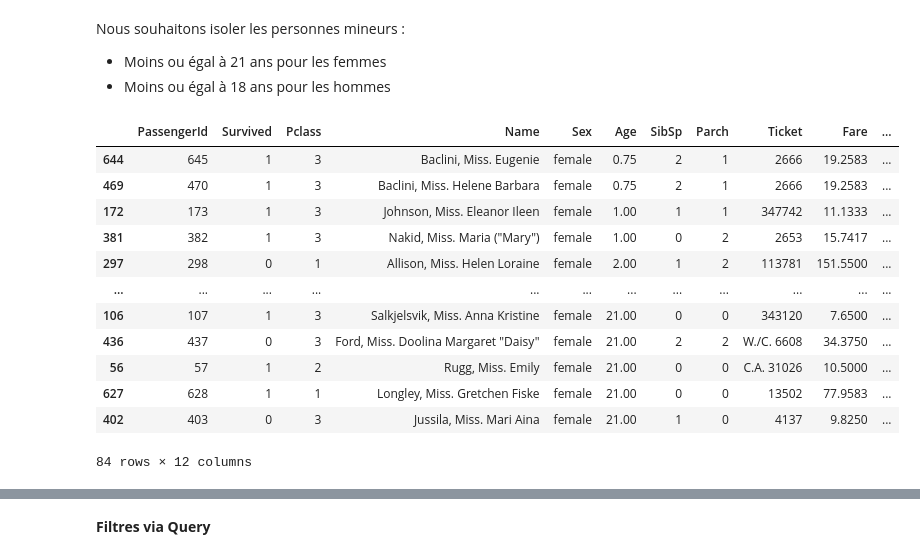
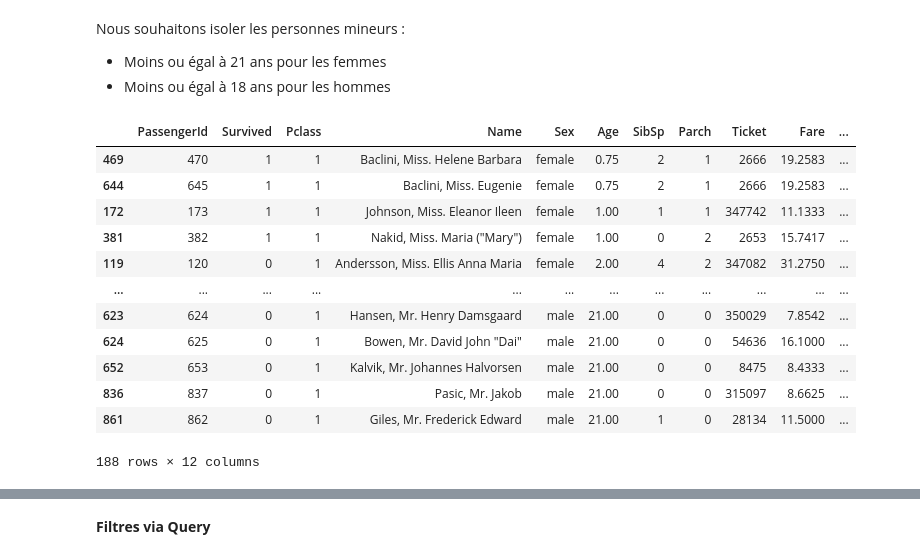
Before and after one commit to nevillemakoyi/Pandas_basic, a Jupyter notebook: notebooks/4 - data modeling avec Pandas - cours - élève.ipynb, the cells around one changed output, grey strips where cells are left out. Drawn from its saved outputs; the diff is of its cells as text; code cells hidden in the pictures.

```diff
--- a/notebooks/4 - data modeling avec Pandas - cours - élève.ipynb
+++ b/notebooks/4 - data modeling avec Pandas - cours - élève.ipynb
@@ -188,20 +188,21 @@ Nous souhaitons isoler les personnes mineurs :
 - Moins ou égal à 21 ans pour les femmes
 - Moins ou égal à 18 ans pour les hommes
 # %%
-mineurs = (data.Sex == 'female') & (data.Age <= 21) | (data.Sex == 'Male') & (data.Age <= 18)
-mineurs = data[mineurs]
-mineurs.sort_values(by=['Age'], ascending=True)
+mineurs_h = (data['Age']<= 21 ) & (data['Sex'] == 'male')
+mineurs_f = (data['Age']<= 18) & (data['Sex'] == 'female')
+mineurs = data[mineurs_h | mineurs_f]
+mineurs.sort_values(by=['Sex','Age'], ascending=True)
 # %% [output]
 |  | PassengerId | Survived | Pclass | Name | Sex | Age | SibSp | Parch | Ticket | Fare | ... |
-| 644 | 645 | 1 | 3 | Baclini, Miss. Eugenie | female | 0.75 | 2 | 1 | 2666 | 19.2583 | ... |
-| 469 | 470 | 1 | 3 | Baclini, Miss. Helene Barbara | female | 0.75 | 2 | 1 | 2666 | 19.2583 | ... |
-| 172 | 173 | 1 | 3 | Johnson, Miss. Eleanor Ileen | female | 1.00 | 1 | 1 | 347742 | 11.1333 | ... |
-| 381 | 382 | 1 | 3 | Nakid, Miss. Maria ("Mary") | female | 1.00 | 0 | 2 | 2653 | 15.7417 | ... |
-| 297 | 298 | 0 | 1 | Allison, Miss. Helen Loraine | female | 2.00 | 1 | 2 | 113781 | 151.5500 | ... |
+| 469 | 470 | 1 | 1 | Baclini, Miss. Helene Barbara | female | 0.75 | 2 | 1 | 2666 | 19.2583 | ... |
+| 644 | 645 | 1 | 1 | Baclini, Miss. Eugenie | female | 0.75 | 2 | 1 | 2666 | 19.2583 | ... |
+| 172 | 173 | 1 | 1 | Johnson, Miss. Eleanor Ileen | female | 1.00 | 1 | 1 | 347742 | 11.1333 | ... |
+| 381 | 382 | 1 | 1 | Nakid, Miss. Maria ("Mary") | female | 1.00 | 0 | 2 | 2653 | 15.7417 | ... |
+| 119 | 120 | 0 | 1 | Andersson, Miss. Ellis Anna Maria | female | 2.00 | 4 | 2 | 347082 | 31.2750 | ... |
 | ... | ... | ... | ... | ... | ... | ... | ... | ... | ... | ... | ... |
-| 106 | 107 | 1 | 3 | Salkjelsvik, Miss. Anna Kristine | female | 21.00 | 0 | 0 | 343120 | 7.6500 | ... |
-| 436 | 437 | 0 | 3 | Ford, Miss. Doolina Margaret "Daisy" | female | 21.00 | 2 | 2 | W./C. 6608 | 34.3750 | ... |
-| 56 | 57 | 1 | 2 | Rugg, Miss. Emily | female | 21.00 | 0 | 0 | C.A. 31026 | 10.5000 | ... |
-| 627 | 628 | 1 | 1 | Longley, Miss. Gretchen Fiske | female | 21.00 | 0 | 0 | 13502 | 77.9583 | ... |
-| 402 | 403 | 0 | 3 | Jussila, Miss. Mari Aina | female | 21.00 | 1 | 0 | 4137 | 9.8250 | ... |
+| 623 | 624 | 0 | 1 | Hansen, Mr. Henry Damsgaard | male | 21.00 | 0 | 0 | 350029 | 7.8542 | ... |
+| 624 | 625 | 0 | 1 | Bowen, Mr. David John "Dai" | male | 21.00 | 0 | 0 | 54636 | 16.1000 | ... |
+| 652 | 653 | 0 | 1 | Kalvik, Mr. Johannes Halvorsen | male | 21.00 | 0 | 0 | 8475 | 8.4333 | ... |
+| 836 | 837 | 0 | 1 | Pasic, Mr. Jakob | male | 21.00 | 0 | 0 | 315097 | 8.6625 | ... |
+| 861 | 862 | 0 | 1 | Giles, Mr. Frederick Edward | male | 21.00 | 1 | 0 | 28134 | 11.5000 | ... |
-84 rows × 12 columns
+188 rows × 12 columns
```
Also changed, not shown: parts of 1 cell of this notebook.
